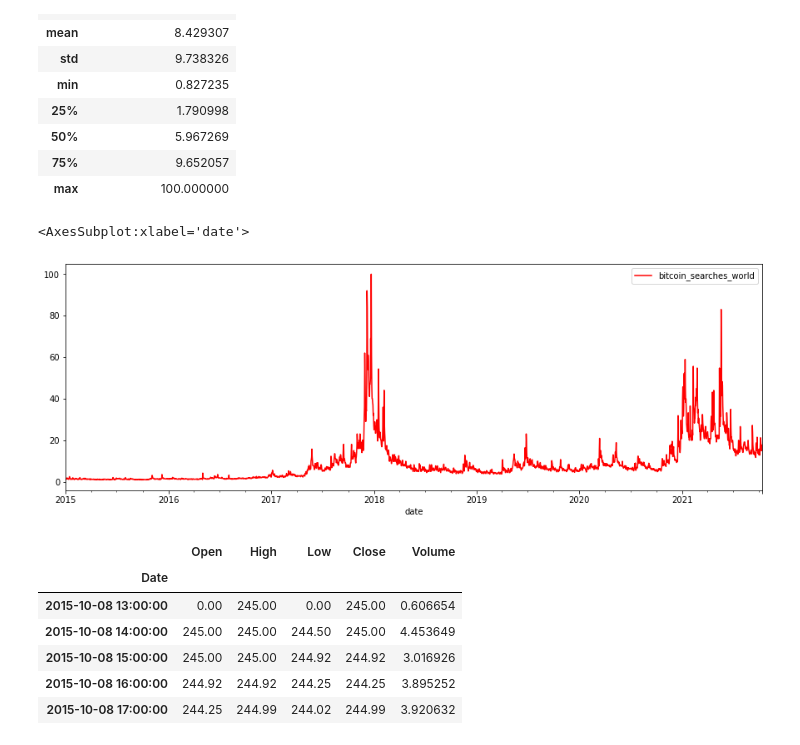
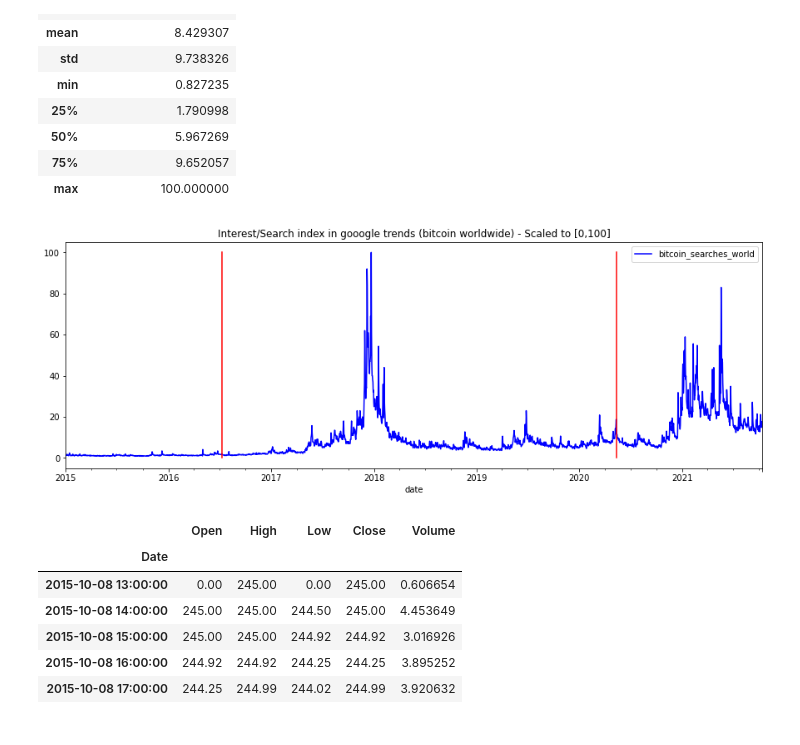
Before and after one commit to mxagar/crypto_analysis, a Jupyter notebook: 01_BitcoinAnalysis.ipynb, the cells around one changed output. Drawn from its saved outputs; the diff is of its cells as text; code cells hidden in the pictures.

```diff
--- a/01_BitcoinAnalysis.ipynb
+++ b/01_BitcoinAnalysis.ipynb
@@ -11,6 +11,10 @@ import seaborn as sns
 Two datasets are manually arranged in `data/DatasetPreparation.ipynb`:
 - Google searches of term 'bitcoin' worldwide and daily since 2015: `google_trends_bitcoin_2015_2021_daily.csv`
 - Price action hourly from Gemini: `Gemini_BTCUSD_2015_2021_hourly.csv`
+# %%
+# Halving dates
+h2 = dt.datetime(2016,7,9,0,0,0)
+h3 = dt.datetime(2020,5,11,0,0,0)
 # %%
 df_interest = pd.read_csv('data/google_trends_bitcoin_2015_2021_daily.csv',header=0)
 # %%
@@ -44,11 +48,16 @@ df_interest.describe()
 | 75% | 9.652057 |
 | max | 100.000000 |
 # %%
+#%matplotlib ipympl
+%matplotlib inline
 #df_interest.plot(x='date',y='bitcoin_searches_world',figsize=(15,5),color='r')
-df_interest.plot(y='bitcoin_searches_world',figsize=(15,5),color='r')
+df_interest.plot(y='bitcoin_searches_world',figsize=(15,5),color='b')
+plt.plot([h2,h2],[0,df_interest['bitcoin_searches_world'].max()],color='r')
+plt.plot([h3,h3],[0,df_interest['bitcoin_searches_world'].max()],color='r')
+plt.title('Interest/Search index in gooogle trends (bitcoin worldwide) - Scaled to [0,100]')
+plt.show()
 # %% [output]
-<AxesSubplot:xlabel='date'>
-[figure, old version]
+[figure, new version]
 # %%
 df_price = pd.read_csv('data/Gemini_BTCUSD_2015_2021_hourly.csv',header=0)
 # %%
```
Also changed, not shown: parts of 15 cells of this notebook.
